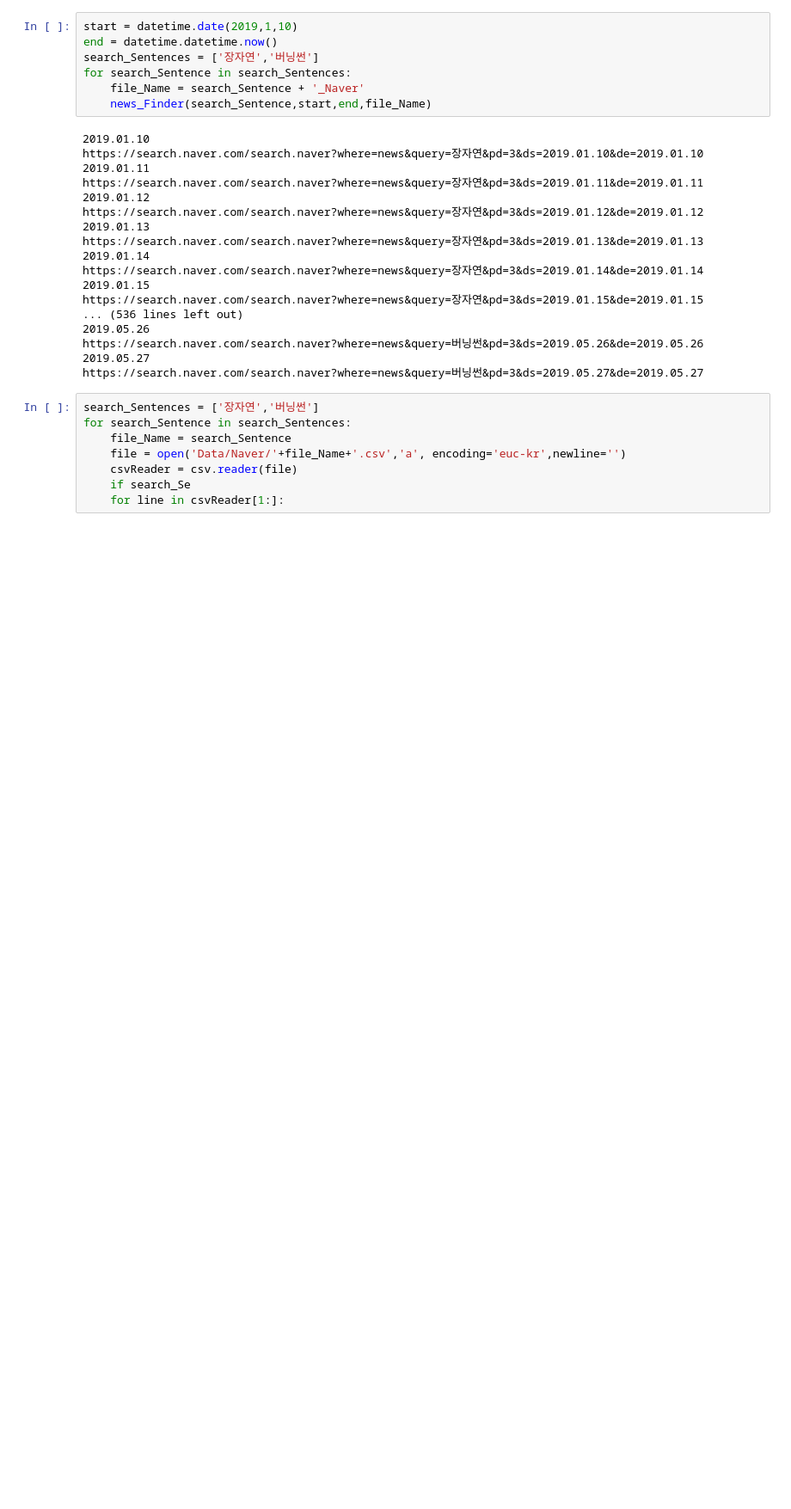
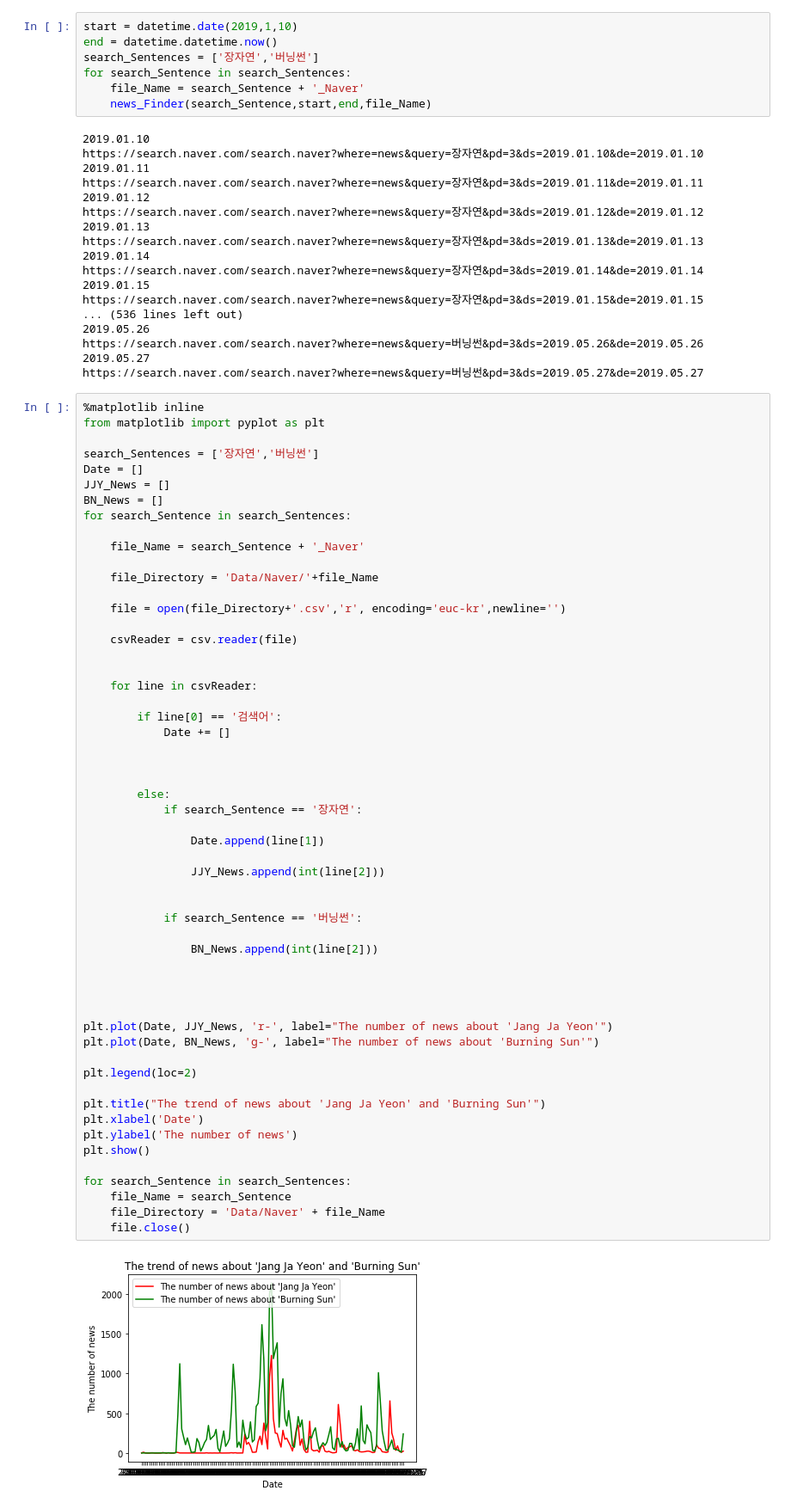
Before and after one commit to Jaehooni/Python_Term_Project, a Jupyter notebook: Naver_News_Crawling_Tool.ipynb, the cells around one changed output. Shown at 86% size. Saved outputs shown, nothing was run; the diff lists cells and outputs as text; blank space fills up the shorter version.

Commit message:
Update Naver_News_Crawling_Tool(Data visualization)

```diff
--- a/Naver_News_Crawling_Tool.ipynb
+++ b/Naver_News_Crawling_Tool.ipynb
@@ -100,11 +100,60 @@ https://search.naver.com/search.naver?where=news&query=장자연&pd=3&ds=2019.01
 https://search.naver.com/search.naver?where=news&query=버닝썬&pd=3&ds=2019.05.26&de=2019.05.26
 2019.05.27
 https://search.naver.com/search.naver?where=news&query=버닝썬&pd=3&ds=2019.05.27&de=2019.05.27
-# %%
-search_Sentences = ['장자연','버닝썬']
-for search_Sentence in search_Sentences:
-    file_Name = search_Sentence
-    file = open('Data/Naver/'+file_Name+'.csv','a', encoding='euc-kr',newline='')
-    csvReader = csv.reader(file)
-    if search_Se
-    for line in csvReader[1:]:
+# %%
+%matplotlib inline
+from matplotlib import pyplot as plt
+
+search_Sentences = ['장자연','버닝썬']
+Date = []
+JJY_News = []
+BN_News = []
+for search_Sentence in search_Sentences:
+
+    file_Name = search_Sentence + '_Naver'
+
+    file_Directory = 'Data/Naver/'+file_Name
+
+    file = open(file_Directory+'.csv','r', encoding='euc-kr',newline='')
+
+    csvReader = csv.reader(file)
+
+
+    for line in csvReader:
+
+        if line[0] == '검색어':
+            Date += []
+
+
+
+        else:
+            if search_Sentence == '장자연':
+
+                Date.append(line[1])
+
+                JJY_News.append(int(line[2]))
+
+
+            if search_Sentence == '버닝썬':
+
+                BN_News.append(int(line[2]))
+
+
+
+
+plt.plot(Date, JJY_News, 'r-', label="The number of news about 'Jang Ja Yeon'")
+plt.plot(Date, BN_News, 'g-', label="The number of news about 'Burning Sun'")
+
+plt.legend(loc=2)
+
+plt.title("The trend of news about 'Jang Ja Yeon' and 'Burning Sun'")
+plt.xlabel('Date')
+plt.ylabel('The number of news')
+plt.show()
+
+for search_Sentence in search_Sentences:
+    file_Name = search_Sentence
+    file_Directory = 'Data/Naver' + file_Name
+    file.close()
+# %% [output]
+[figure, added]
```
Also changed, not shown: parts of 1 cell of this notebook, 3 other files.
